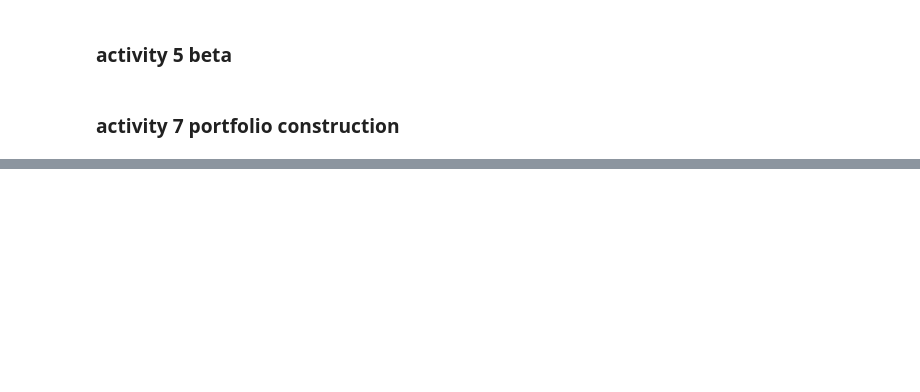
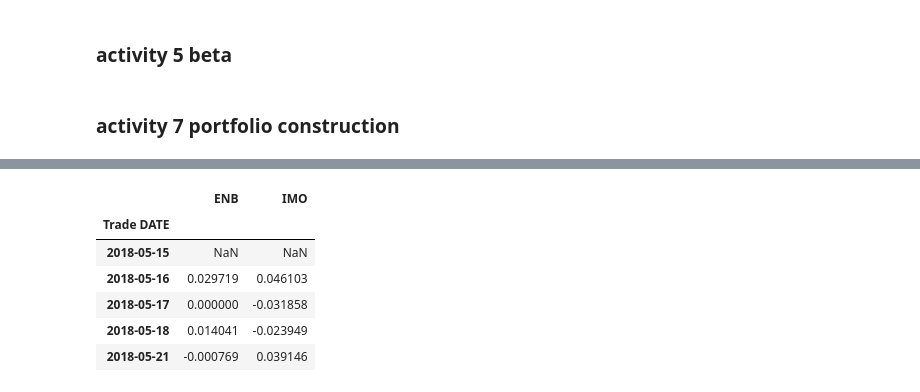
Before and after one commit to softmaxhuanchen/pandas, a Jupyter notebook: pandas-part3-live/pandas-part3.ipynb, the cells around one changed output, grey strips where cells are left out. Saved outputs shown, nothing was run; the diff lists cells and outputs as text; code cells hidden in the pictures; blank space fills up the shorter version.

```diff
--- a/pandas-part3-live/pandas-part3.ipynb
+++ b/pandas-part3-live/pandas-part3.ipynb
@@ -175,0 +201,12 @@ imo.head()
+# %%
+# Calculate Daily Returns
+all_returns = all_prices.pct_change()
+all_returns.head()
+# %% [output]
+|  | ENB | IMO |
+| Trade DATE |  |  |
+| 2018-05-15 | NaN | NaN |
+| 2018-05-16 | 0.029719 | 0.046103 |
+| 2018-05-17 | 0.000000 | -0.031858 |
+| 2018-05-18 | 0.014041 | -0.023949 |
+| 2018-05-21 | -0.000769 | 0.039146 |
```
Also changed, not shown: parts of 26 cells of this notebook.
